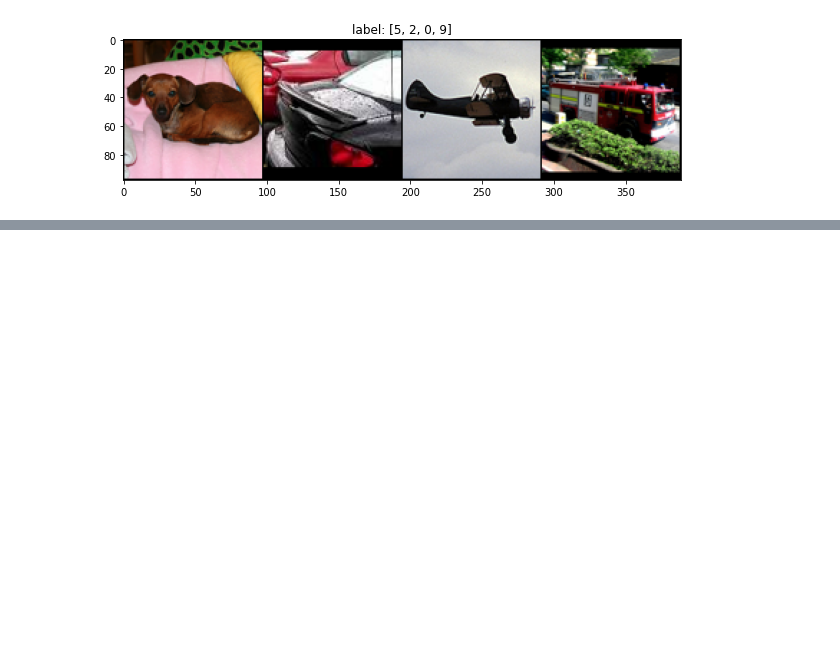
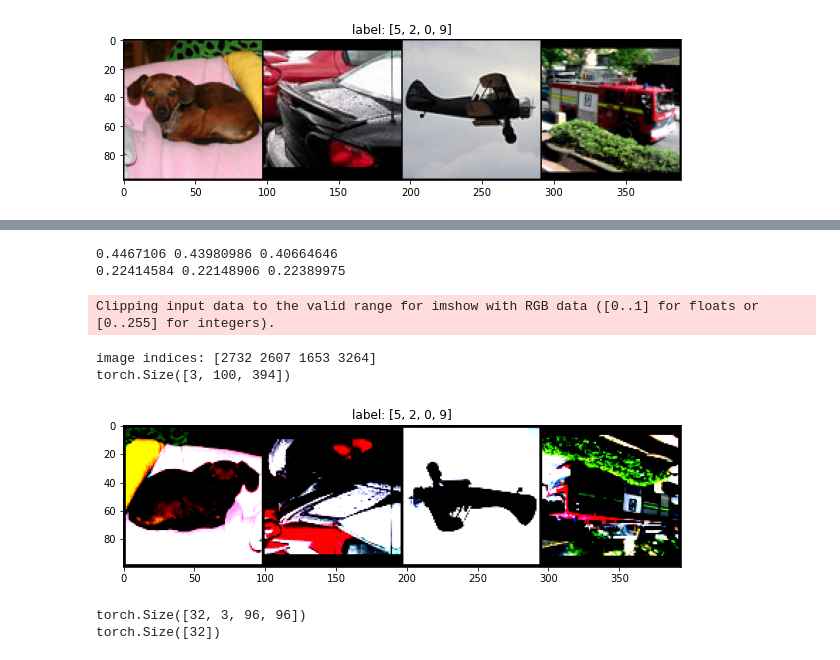
Before and after one commit to vikramkrishnan9885/MyColab, a Jupyter notebook: MultiImageClassification.ipynb, the cells around one changed output, grey strips where cells are left out. Cells and saved outputs as stored; diff of their text form; code cells hidden in the pictures; blank space fills up the shorter version.

```diff
--- a/MultiImageClassification.ipynb
+++ b/MultiImageClassification.ipynb
@@ -130,0 +151,80 @@ show(x_grid,y_grid)
+# %%
+# Let's calculate the mean and standard deviation of train_ds:
+import numpy as np
+
+meanRGB=[np.mean(x.numpy(),axis=(1,2)) for x,_ in train_ds]
+stdRGB=[np.std(x.numpy(),axis=(1,2)) for x,_ in train_ds]
+
+meanR=np.mean([m[0] for m in meanRGB])
+meanG=np.mean([m[1] for m in meanRGB])
+meanB=np.mean([m[2] for m in meanRGB])
+
+stdR=np.mean([s[0] for s in stdRGB])
+stdG=np.mean([s[1] for s in stdRGB])
+stdB=np.mean([s[2] for s in stdRGB])
+
+print(meanR,meanG,meanB)
+print(stdR,stdG,stdB)
+# %% [output]
+0.4467106 0.43980986 0.40664646
+0.22414584 0.22148906 0.22389975
+# %%
+# Let's define the image transformations for train_ds and test0_ds:
+train_transformer = transforms.Compose(
+    [
+      transforms.RandomHorizontalFlip(p=0.5),
+      transforms.RandomVerticalFlip(p=0.5),
+      transforms.ToTensor(),
+      transforms.Normalize([meanR, meanG, meanB], [stdR, stdG, stdB])
+    ]
+)
+
+
+test0_transformer = transforms.Compose(
+    [
+      transforms.ToTensor(),
+      transforms.Normalize([meanR, meanG, meanB], [stdR, stdG, stdB]),
+    ]
+)
+
+# Update the transform functions of train_ds and test0_ds:
+train_ds.transform=train_transformer
+test0_ds.transform=test0_transformer
+
+# Next, we will display the transformed sample images from train_ds:
+import torch
+np.random.seed(0)
+torch.manual_seed(0)
+
+grid_size=4
+rnd_inds=np.random.randint(0,len(train_ds),grid_size)
+print("image indices:",rnd_inds)
+
+x_grid=[train_ds[i][0] for i in rnd_inds]
+y_grid=[train_ds[i][1] for i in rnd_inds]
+
+x_grid=utils.make_grid(x_grid, nrow=4, padding=2)
+print(x_grid.shape)
+
+plt.figure(figsize=(10,10))
+show(x_grid,y_grid)
+# %% [output]
+Clipping input data to the valid range for imshow with RGB data ([0..1] for floats or [0..255] for integers).
+image indices: [2732 2607 1653 3264]
+torch.Size([3, 100, 394])
+[figure, added]
+# %%
+# Let's create dataloaders from train_ds and val_ds:
+from torch.utils.data import DataLoader
+
+train_dl = DataLoader(train_ds, batch_size=32, shuffle=True)
+val_dl = DataLoader(val_ds, batch_size=64, shuffle=False)
+
+# Then get a batch of data from train_dl:
+for x, y in train_dl:
+    print(x.shape)
+    print(y.shape)
+    break
+# %% [output]
+torch.Size([32, 3, 96, 96])
+torch.Size([32])
```
Also changed, not shown: parts of 11 cells of this notebook.
